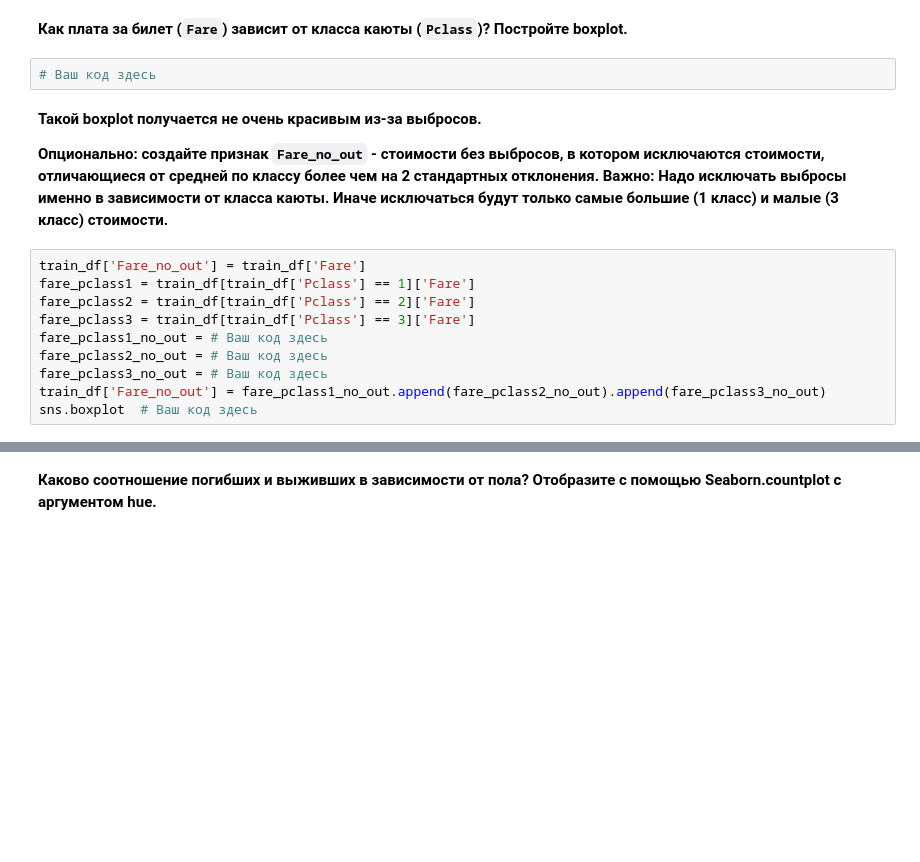
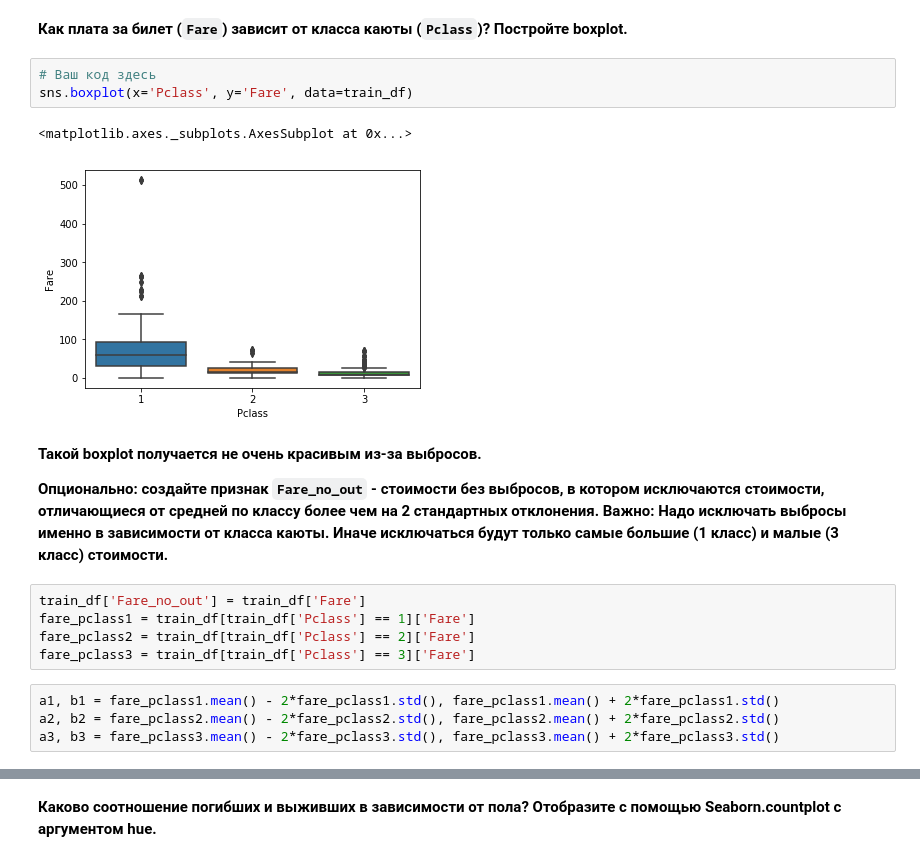
Before and after one commit to ditas/hw, a Jupyter notebook: jupyter_notebooks/lesson02_visualization/lesson2_practice_visual_titanic.ipynb, the cells around one changed output, grey strips where cells are left out. Drawn from its saved outputs; the diff is of its cells as text; blank space fills up the shorter version.

```diff
--- a/jupyter_notebooks/lesson02_visualization/lesson2_practice_visual_titanic.ipynb
+++ b/jupyter_notebooks/lesson02_visualization/lesson2_practice_visual_titanic.ipynb
@@ -72,6 +77,10 @@ Name: Embarked, dtype: int64
 **Как плата за билет (`Fare`) зависит от класса каюты (`Pclass`)? Постройте boxplot.**
 # %%
 # Ваш код здесь
+sns.boxplot(x='Pclass', y='Fare', data=train_df)
+# %% [output]
+<matplotlib.axes._subplots.AxesSubplot at 0x...>
+[figure, added]
 # %% [markdown]
 **Такой boxplot получается не очень красивым из-за выбросов.**
 
@@ -81,8 +90,7 @@ train_df['Fare_no_out'] = train_df['Fare']
 fare_pclass1 = train_df[train_df['Pclass'] == 1]['Fare']
 fare_pclass2 = train_df[train_df['Pclass'] == 2]['Fare']
 fare_pclass3 = train_df[train_df['Pclass'] == 3]['Fare']
-fare_pclass1_no_out = # Ваш код здесь
-fare_pclass2_no_out = # Ваш код здесь
-fare_pclass3_no_out = # Ваш код здесь
-train_df['Fare_no_out'] = fare_pclass1_no_out.append(fare_pclass2_no_out).append(fare_pclass3_no_out)
-sns.boxplot  # Ваш код здесь
+# %%
+a1, b1 = fare_pclass1.mean() - 2*fare_pclass1.std(), fare_pclass1.mean() + 2*fare_pclass1.std()
+a2, b2 = fare_pclass2.mean() - 2*fare_pclass2.std(), fare_pclass2.mean() + 2*fare_pclass2.std()
+a3, b3 = fare_pclass3.mean() - 2*fare_pclass3.std(), fare_pclass3.mean() + 2*fare_pclass3.std()
```
Also changed, not shown: parts of 10 cells of this notebook, 3 other files.
